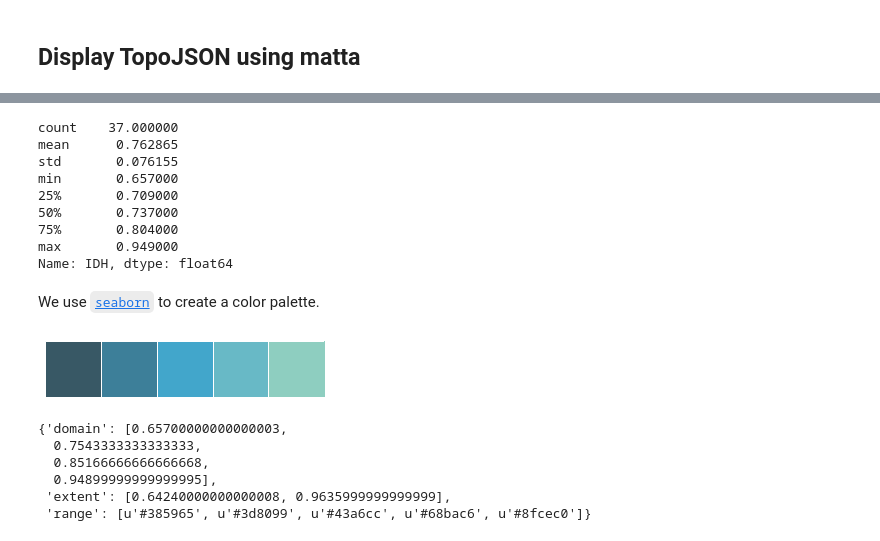
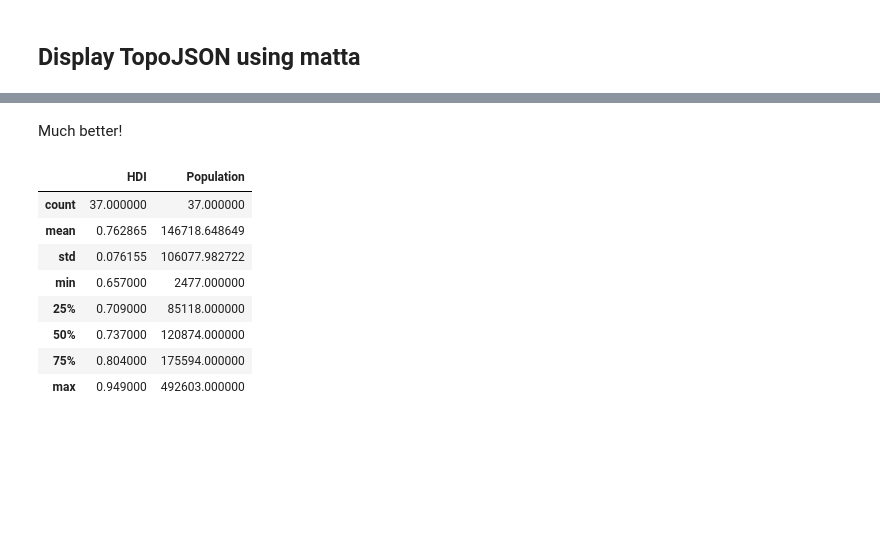
Before and after one commit to zorzalerrante/datagramas, a Jupyter notebook: examples/Let's Make a Map Too.ipynb, the cells around one changed output, grey strips where cells are left out. Saved outputs shown, nothing was run; the diff lists cells and outputs as text; code cells hidden in the pictures; blank space fills up the shorter version.

```diff
--- a/examples/Let's Make a Map Too.ipynb
+++ b/examples/Let's Make a Map Too.ipynb
@@ -173,0 +175,4 @@ df.head()
+# %%
+df['Population'] = df['Población (2002)?'] * 1000
+df = df.loc[:,('Comuna', 'HDI', 'Population')]
+df.head()
@@ -174,33 +186,14 @@ df.head()
+# %% [markdown]
+Much better!
 # %%
-df.IDH.describe()
+df.describe()
 # %% [output]
-count    37.000000
-mean      0.762865
-std       0.076155
-min       0.657000
-25%       0.709000
-50%       0.737000
-75%       0.804000
-max       0.949000
-Name: IDH, dtype: float64
+|  | HDI | Population |
+| count | 37.000000 | 37.000000 |
+| mean | 0.762865 | 146718.648649 |
+| std | 0.076155 | 106077.982722 |
+| min | 0.657000 | 2477.000000 |
+| 25% | 0.709000 | 85118.000000 |
+| 50% | 0.737000 | 120874.000000 |
+| 75% | 0.804000 | 175594.000000 |
+| max | 0.949000 | 492603.000000 |
-# %% [markdown]
-We use [`seaborn`](http://stanford.edu/~mwaskom/software/seaborn/index.html) to create a color palette.
-# %%
-%matplotlib inline
-import seaborn as sns
-palette = sns.color_palette("GnBu_d", 5)
-sns.palplot(palette)
-# %% [output]
-[figure, removed]
-# %%
-from matta.scales import threshold_scale
-
-scale = threshold_scale(df.IDH, palette, extend_by=0.05)
-scale
-# %% [output]
-{'domain': [0.65700000000000003,
-  0.7543333333333333,
-  0.85166666666666668,
-  0.94899999999999995],
- 'extent': [0.64240000000000008, 0.9635999999999999],
- 'range': [u'#385965', u'#3d8099', u'#43a6cc', u'#68bac6', u'#8fcec0']}
```
Also changed, not shown: parts of 30 cells of this notebook, 25 other files.
